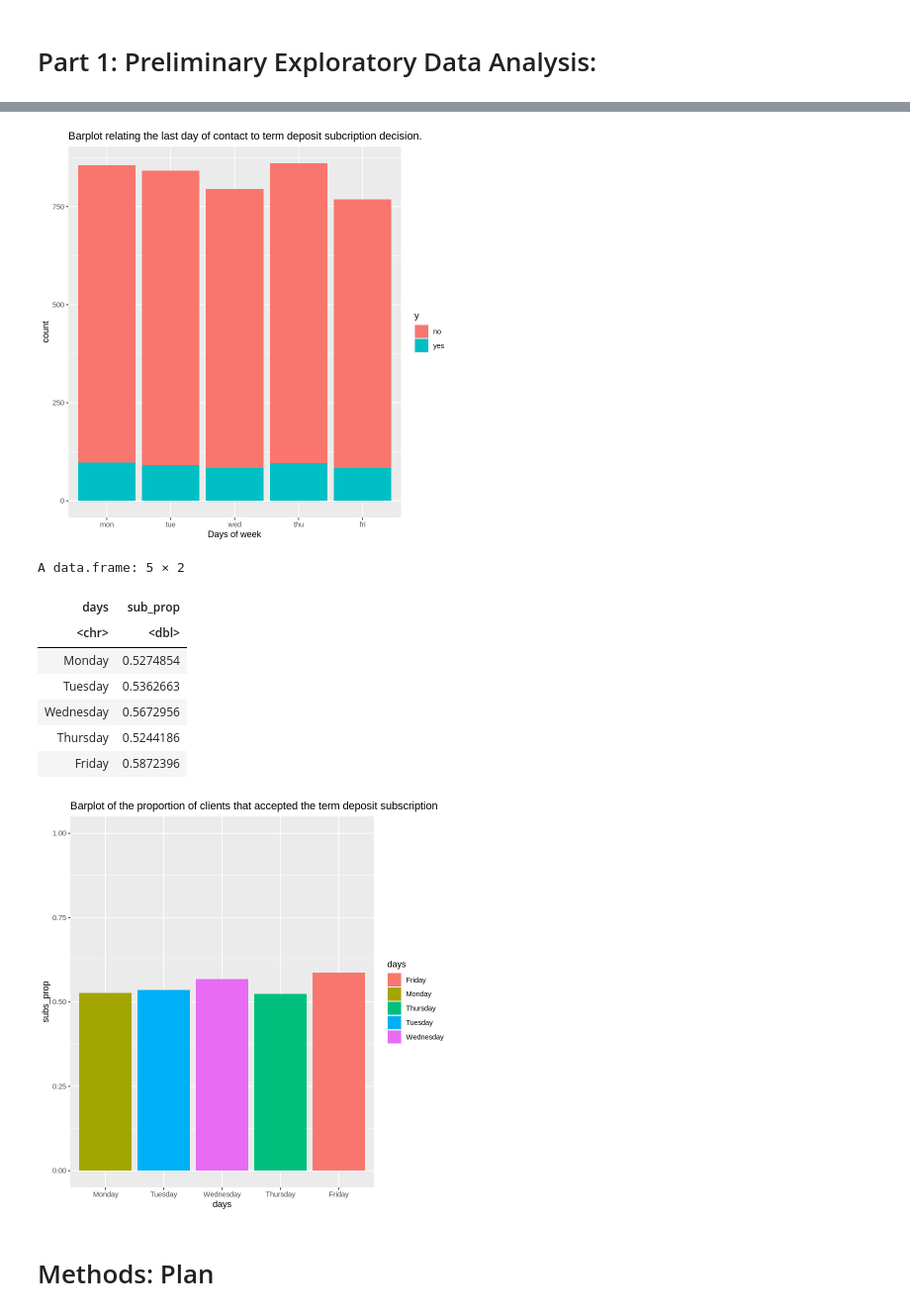
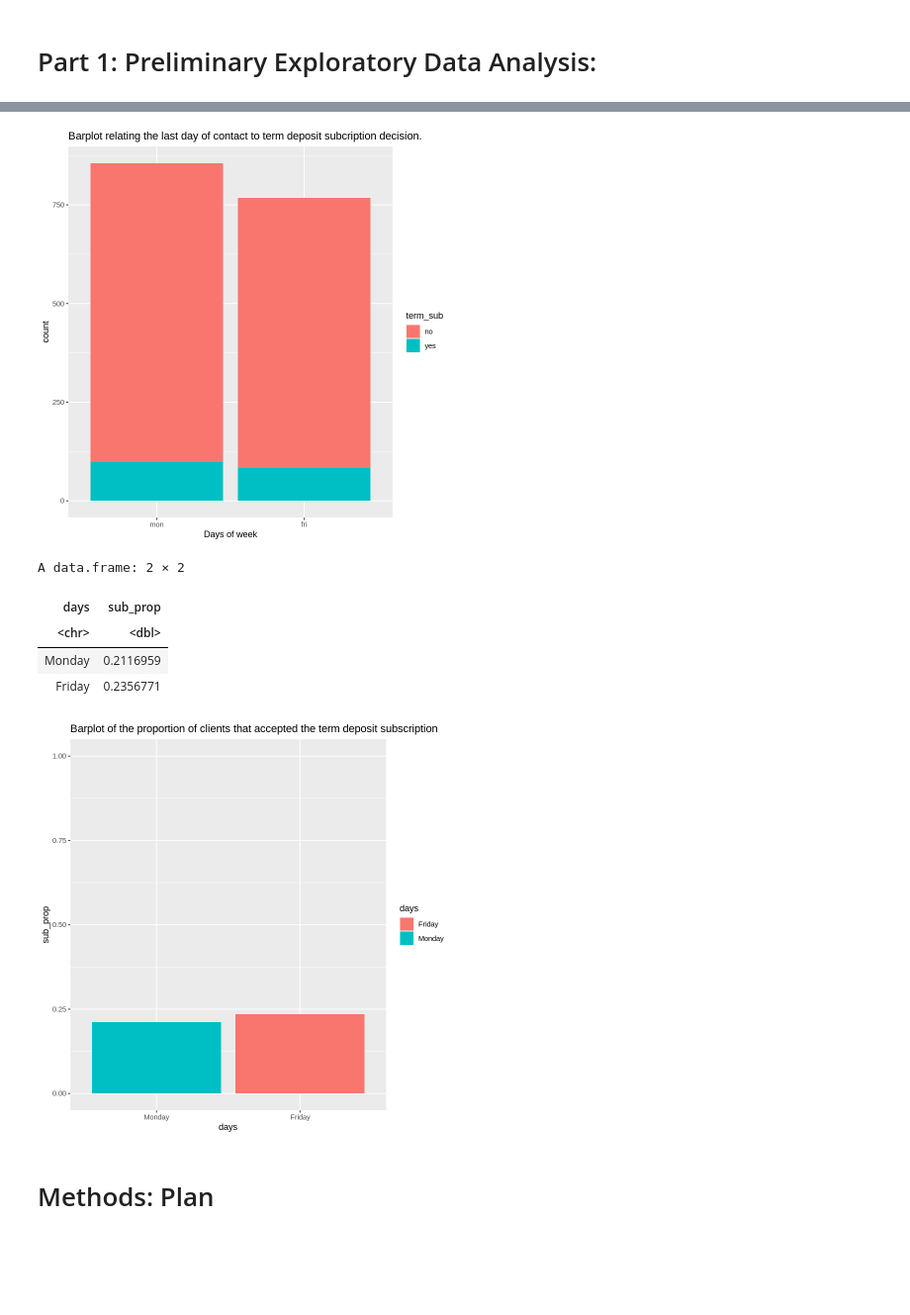
Before and after one commit to celike1/STAT201-Project, a Jupyter notebook: eda.ipynb, the cells around one changed output, grey strips where cells are left out. Shown: that part at 99% size. Saved outputs shown, nothing was run; the diff lists cells and outputs as text; code cells hidden in the pictures; blank space fills up the shorter version.

```diff
--- a/eda.ipynb
+++ b/eda.ipynb
@@ -16,7 +16,18 @@ set.seed(2022)
 
 #reading the dataset from web
 url<-"https://raw.githubusercontent.com/celike1/Data-for-Stat201/main/bank-additional.csv"
+#initial data wrangling
+
 bank_data<- read.csv(url, sep = ";")
+bank_data<- subset(bank_data, select = -c(
+                                         emp.var.rate,
+                                         cons.price.idx,
+                                         cons.conf.idx,
+                                         euribor3m,
+                                         nr.employed))
+
+bank_data <- rename(bank_data,
+       term_sub = y)
 
 head(bank_data)
 # %% [output]
@@ -29,3 +40,12 @@ A data.frame: 6 × 21
 | 4 | 38 | services | married | basic.9y | no | unknown | unknown | telephone | jun | fri | ... |
 | 5 | 47 | admin. | married | university.degree | no | yes | no | cellular | nov | mon | ... |
 | 6 | 32 | services | single | university.degree | no | no | no | cellular | sep | thu | ... |
+# %%
+#final data wrangling
+#we are only going to compare the term subscription rate when the last day of contact is monday and friday
+bank_data<- bank_data %>%
+            filter(day_of_week == "mon" | day_of_week == "fri")%>%
+            select(day_of_week, term_sub)
+
+
+head(bank_data)
@@ -100,10 +117,8 @@ A tibble: 5 × 2
 # %%
+#proportion of the clients that agreed to subscribe for term deposit.
 prop_days<- bank_data %>%
-    summarise (prop_mon = sum (y == "yes")/ as.numeric(select(filter(summary, day_of_week=="mon"), n)),
-               prop_tue = sum (y == "yes")/ as.numeric(select(filter(summary, day_of_week=="tue"), n)),
-               prop_wed = sum (y == "yes")/ as.numeric(select(filter(summary, day_of_week=="wed"), n)),
-               prop_thu = sum (y == "yes")/ as.numeric(select(filter(summary, day_of_week=="thu"), n)),
-               prop_fri = sum (y == "yes")/ as.numeric(select(filter(summary, day_of_week=="fri"), n))
+    summarise (prop_mon = sum (term_sub == "yes")/ as.numeric(select(filter(summary, day_of_week=="mon"), n)),
+               prop_fri = sum (term_sub == "yes")/ as.numeric(select(filter(summary, day_of_week=="fri"), n))
 )
 prop_days
 # %% [output]
@@ -114,41 +129,44 @@ A data.frame: 1 × 5
 # %%
-day_order <- c("mon", "tue", "wed", "thu","fri")
+#Barplot relating the last day of contact to term deposit subcription decision.
+day_order <- c("mon", "fri")
 
-ggplot(bank_data,
-       aes(x = day_of_week, fill = y)) +
+barplot_general<-ggplot(bank_data,
+       aes(x = day_of_week, fill = term_sub)) +
   geom_bar() +
   labs(x = "Days of week")+
   scale_x_discrete(limits = day_order)+
    ggtitle("Barplot relating the last day of contact to term deposit subcription decision.")
+
+
+print(barplot_general)
 # %% [output]
-[figure, old version]
+[figure, new version]
 # %%
-days <- c("Monday", "Tuesday", "Wednesday", "Thursday", "Friday")
+#Dataframe for subscription decision proportions
+days <- c("Monday", "Friday")
 sub_prop <- c(prop_days$prop_mon, prop_days$prop_tue, prop_days$prop_wed, prop_days$prop_thu, prop_days$prop_fri)
 
-df <- data.frame(days, sub_prop)
-df
+df_prop <- data.frame(days, sub_prop)
+df_prop
 # %% [output]
-A data.frame: 5 × 2
+A data.frame: 2 × 2
 | days | sub_prop |
 | <chr> | <dbl> |
-| Monday | 0.5274854 |
-| Tuesday | 0.5362663 |
-| Wednesday | 0.5672956 |
-| Thursday | 0.5244186 |
-| Friday | 0.5872396 |
+| Monday | 0.2116959 |
+| Friday | 0.2356771 |
 # %%
-order <- c("Monday", "Tuesday", "Wednesday", "Thursday","Friday")
+#Barplot of the proportion of clients that accepted the term deposit subscription
+order <- c("Monday", "Friday")
 
-bar_plot <- ggplot(df, aes(x = days, y = subs_prop, fill = days)) +
+bar_plot <- ggplot(df_prop, aes(x = days, y = sub_prop, fill = days)) +
   geom_bar(stat = "identity")+
   scale_x_discrete(limits = order)+
   coord_cartesian(ylim = c(0, 1))+
   ggtitle("Barplot of the proportion of clients that accepted the term deposit subscription")
 
-bar_plot
+print(bar_plot)
 # %% [output]
-[figure, old version]
+[figure, new version]
 # %% [markdown]
 # Methods: Plan
 # %% [markdown]
```
Also changed, not shown: parts of 10 cells of this notebook.
